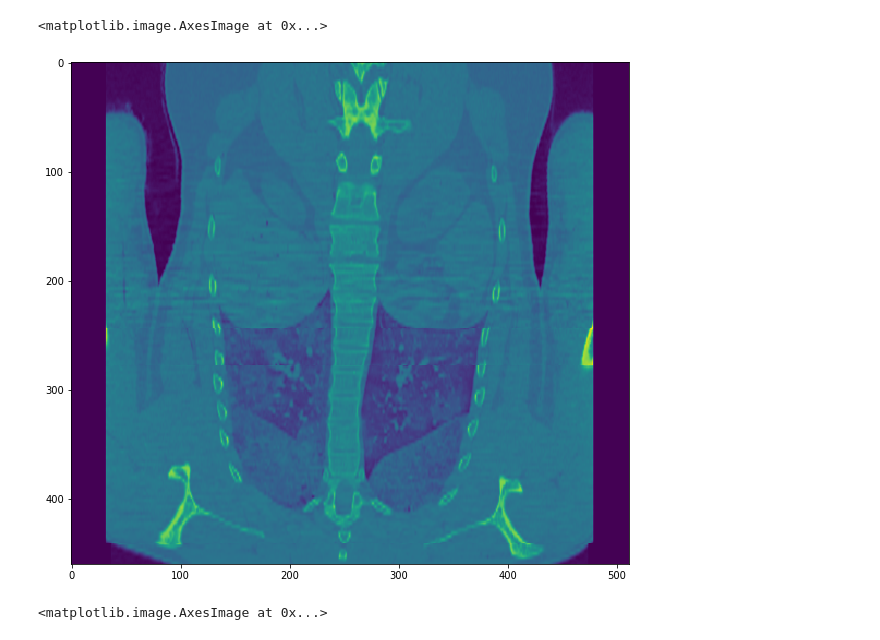
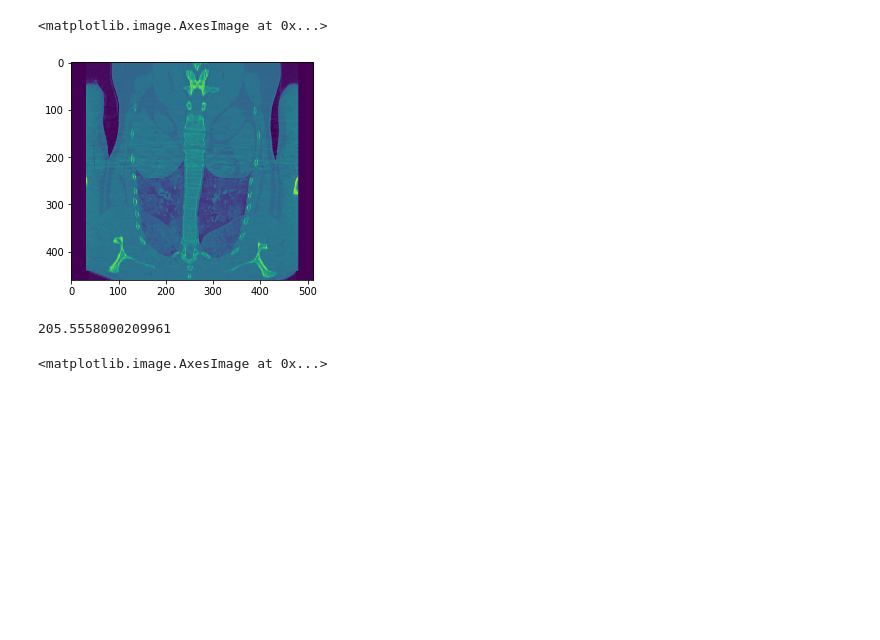
Before and after one commit to tandav/ultrasonic-stethoscope, a Jupyter notebook: lungs-model/convert.ipynb, the cells around one changed output. Saved outputs shown, nothing was run; the diff lists cells and outputs as text; code cells hidden in the pictures; blank space fills up the shorter version.

```diff
--- a/lungs-model/convert.ipynb
+++ b/lungs-model/convert.ipynb
@@ -1,7 +1,7 @@
 # %%
 import pydicom
 import numpy as np
-from glob import glob
-from natsort import natsorted
+import glob
+import natsort
+# from natsort import natsorted
 import matplotlib.pyplot as plt
-plt.rcParams['figure.figsize'] = [10, 10] # 10 x 10 inches plot
@@ -28,10 +8,9 @@ natsorted(glob('shoulder-ct-dcm/*.dcm'))
 # %%
-scans = [pydicom.dcmread(scan) for scan in natsorted(glob('shoulder-ct-dcm/*.dcm'))]
+scans = [
+    pydicom.dcmread(scan)
+    for scan in sorted(
+        glob.glob('shoulder-ct-dcm/*.dcm'),
+        key = lambda x: int(''.join(c for c in x if c.isdigit()))
+    )
+]
 cube = np.stack([s.pixel_array for s in scans])
-# np.save('cube-full-460-512-512.npy', cube) # full size ~240MB
-# %%
-k = 310
-plt.imshow(cube[:,k,:])
-# %% [output]
-<matplotlib.image.AxesImage at 0x...>
-[figure, removed]
@@ -38,5 +19,14 @@ plt.imshow(cube[:,k,:])
+# %%
+plt.imshow(cube[:, 310, :])
+# %% [output]
+<matplotlib.image.AxesImage at 0x...>
+[figure, added]
 # %%
 cube_ud = cube[::-1,...]
+# %%
+cube_ud[0].mean()
+# %% [output]
+205.5558090209961
 # %%
 plt.imshow(cube_ud[-1,:,:])
 # plt.imshow(cube_ud[:,k,:])
```
Also changed, not shown: parts of 2 cells of this notebook, 7 other files.
